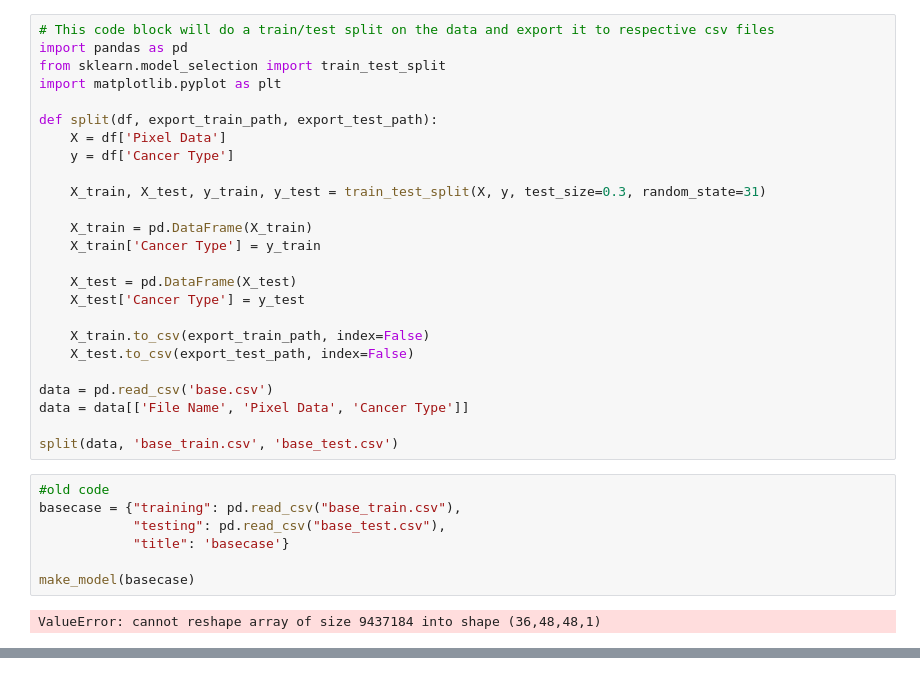
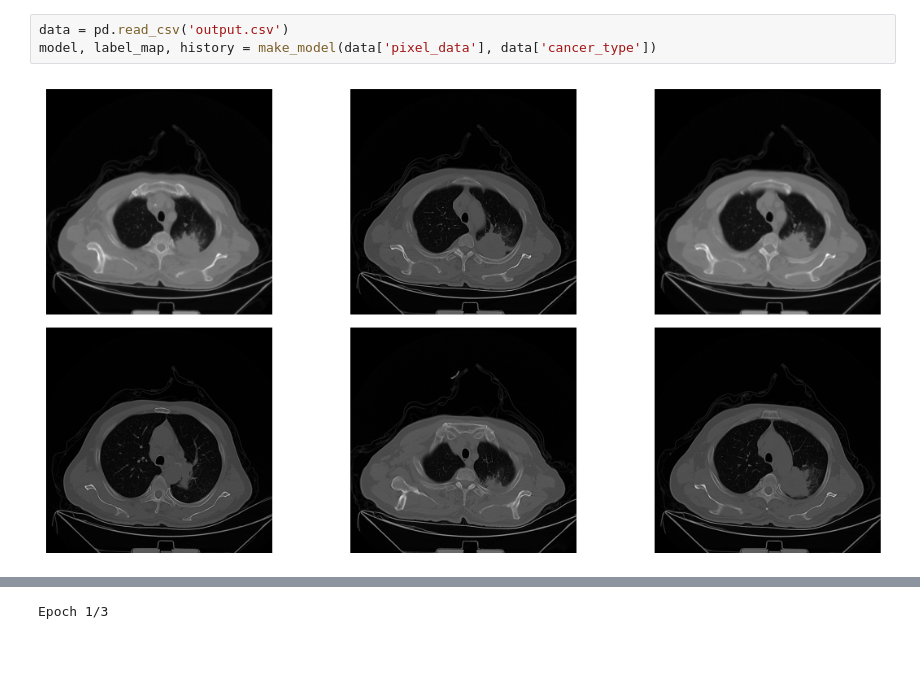
Before and after one commit to ychu12/dl_final_project, a Jupyter notebook: main.ipynb, the cells around one changed output, grey strips where cells are left out. Drawn from its saved outputs; the diff is of its cells as text.

Commit message:
need to use more images now

```diff
--- a/main.ipynb
+++ b/main.ipynb
@@ -194,37 +136,8 @@ Possible key error
 Possible key error
 A0002
 Folder/File Found
-# %%
-# This code block will do a train/test split on the data and export it to respective csv files
-import pandas as pd
-from sklearn.model_selection import train_test_split
-import matplotlib.pyplot as plt
-
-def split(df, export_train_path, export_test_path):
-    X = df['Pixel Data']
-    y = df['Cancer Type']
-
-    X_train, X_test, y_train, y_test = train_test_split(X, y, test_size=0.3, random_state=31)
-
-    X_train = pd.DataFrame(X_train)
-    X_train['Cancer Type'] = y_train
-
-    X_test = pd.DataFrame(X_test)
-    X_test['Cancer Type'] = y_test
-
-    X_train.to_csv(export_train_path, index=False)
-    X_test.to_csv(export_test_path, index=False)
-
-data = pd.read_csv('base.csv')
-data = data[['File Name', 'Pixel Data', 'Cancer Type']]
-
-split(data, 'base_train.csv', 'base_test.csv')
-# %%
-#old code
-basecase = {"training": pd.read_csv("base_train.csv"),
-            "testing": pd.read_csv("base_test.csv"),
-            "title": 'basecase'}
-
-make_model(basecase)
-# %% [output]
-ValueError: cannot reshape array of size 9437184 into shape (36,48,48,1)
+# %%
+data = pd.read_csv('output.csv')
+model, label_map, history = make_model(data['pixel_data'], data['cancer_type'])
+# %% [output]
+[figure, added]
@@ -230,0 +145 @@ ValueError: cannot reshape array of size 9437184 into shape (36,48,48,1)
+Epoch 1/3
```
Also changed, not shown: parts of 5 cells of this notebook, 5 other files.
